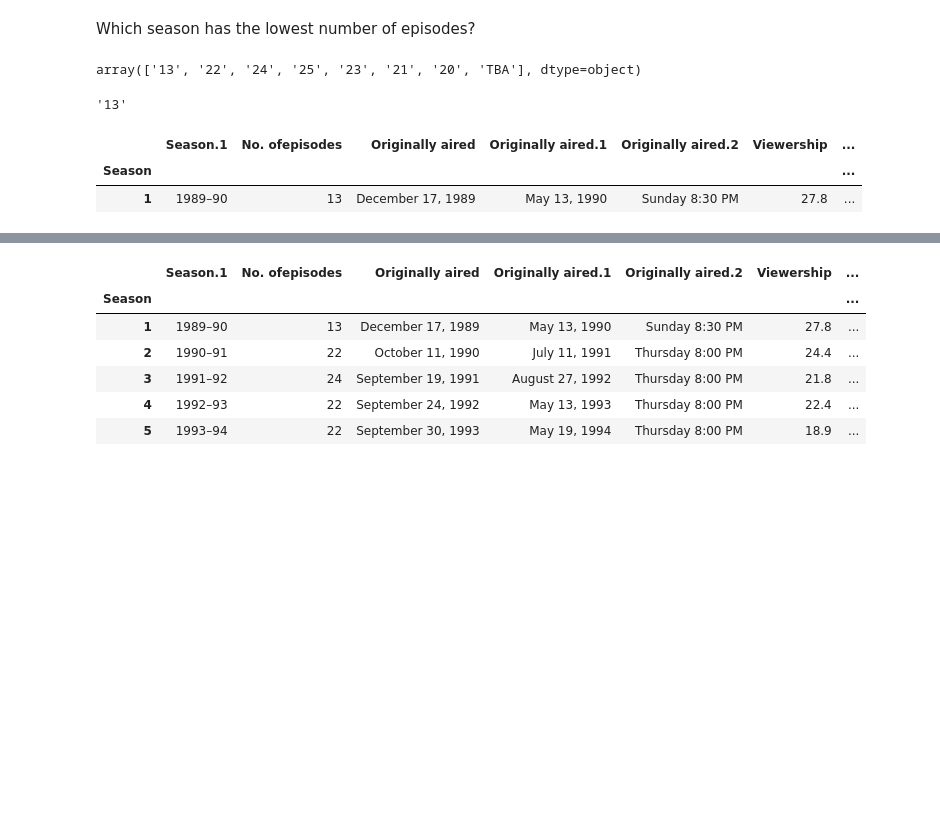
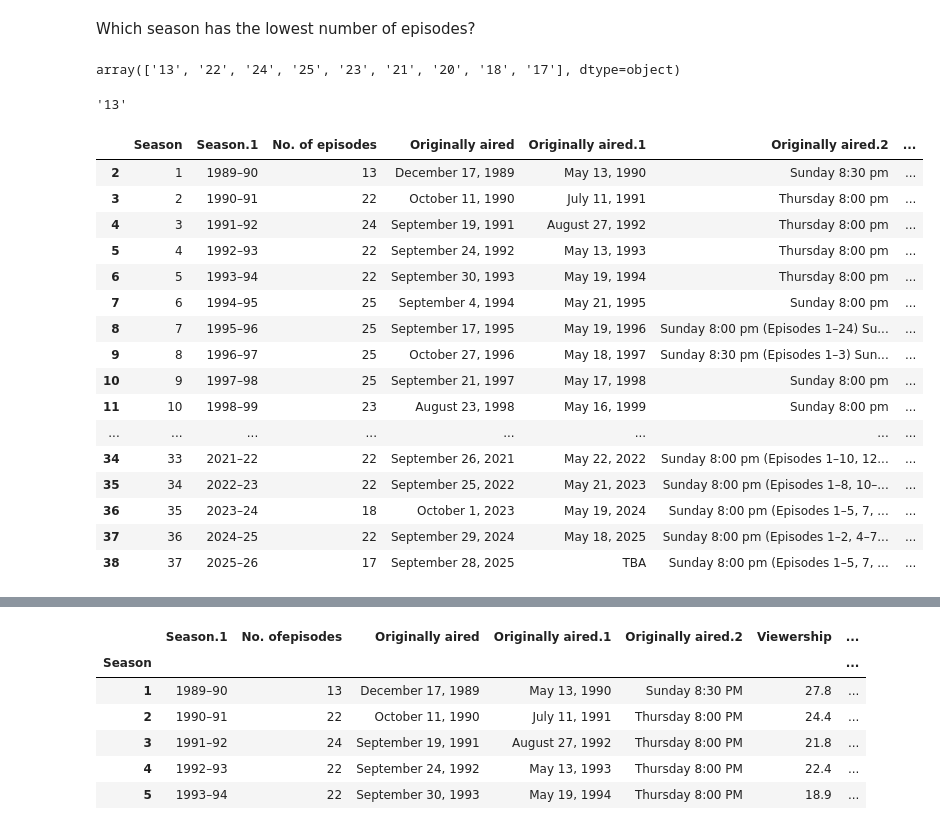
Before and after one commit to daulabas/DataAnalytics-Dauka, a Jupyter notebook: Parsing HTML & Reading Excel.ipynb, the cells around one changed output, grey strips where cells are left out. Cells and saved outputs as stored; diff of their text form; code cells hidden in the pictures; blank space fills up the shorter version.

```diff
--- a/Parsing HTML & Reading Excel.ipynb
+++ b/Parsing HTML & Reading Excel.ipynb
@@ -208,6 +209,11 @@ import requests
 
 html_url = "https://en.wikipedia.org/wiki/The_Simpsons"
 # %%
-from io import StringIO
-r = requests.get(html_url, headers=custom_header)
-tables = pd.read_html(StringIO(r.text), header=0)
+my_headers = {
+    'User-Agent': 'DataScienceProject/1.0 (contact@email.com)',
+    'Accept-Language': 'en-US'
+}
+r = requests.get(html_url, headers = my_headers)
+
+wiki_tables = pd.read_html(r.text, header=0)
+wiki_tables[2]
@@ -218,2 +242,2 @@ NameError: name 'wiki_tables' is not defined
 # %%
-simpsons = wiki_tables[1]
+simpsons = wiki_tables[2]
@@ -233,2 +268,0 @@ simpsons.drop([0, 1], inplace=True)
-# %%
-simpsons.set_index('Season', inplace=True)
@@ -235,7 +289,7 @@ simpsons.set_index('Season', inplace=True)
 # %% [markdown]
 Which season has the lowest number of episodes?
 # %%
-simpsons['No. ofepisodes'].unique()
+simpsons['No. of episodes'].unique()
 # %% [output]
-array(['13', '22', '24', '25', '23', '21', '20', 'TBA'], dtype=object)
+array(['13', '22', '24', '25', '23', '21', '20', '18', '17'], dtype=object)
 # %%
@@ -247,11 +300,25 @@ min_season
 # %% [output]
 '13'
 # %%
-simpsons.loc[simpsons['No. ofepisodes'] == min_season]
+simpsons.loc[simpsons['No. of episodes'] != 'min_season']
 # %% [output]
-|  | Season.1 | No. ofepisodes | Originally aired | Originally aired.1 | Originally aired.2 | Viewership | ... |
-| Season |  |  |  |  |  |  | ... |
-| 1 | 1989–90 | 13 | December 17, 1989 | May 13, 1990 | Sunday 8:30 PM | 27.8 | ... |
+|  | Season | Season.1 | No. of episodes | Originally aired | Originally aired.1 | Originally aired.2 | ... |
+| 2 | 1 | 1989–90 | 13 | December 17, 1989 | May 13, 1990 | Sunday 8:30 pm | ... |
+| 3 | 2 | 1990–91 | 22 | October 11, 1990 | July 11, 1991 | Thursday 8:00 pm | ... |
+| 4 | 3 | 1991–92 | 24 | September 19, 1991 | August 27, 1992 | Thursday 8:00 pm | ... |
+| 5 | 4 | 1992–93 | 22 | September 24, 1992 | May 13, 1993 | Thursday 8:00 pm | ... |
+| 6 | 5 | 1993–94 | 22 | September 30, 1993 | May 19, 1994 | Thursday 8:00 pm | ... |
+| 7 | 6 | 1994–95 | 25 | September 4, 1994 | May 21, 1995 | Sunday 8:00 pm | ... |
+| 8 | 7 | 1995–96 | 25 | September 17, 1995 | May 19, 1996 | Sunday 8:00 pm (Episodes 1–24) Su... | ... |
+| 9 | 8 | 1996–97 | 25 | October 27, 1996 | May 18, 1997 | Sunday 8:30 pm (Episodes 1–3) Sun... | ... |
+| 10 | 9 | 1997–98 | 25 | September 21, 1997 | May 17, 1998 | Sunday 8:00 pm | ... |
+| 11 | 10 | 1998–99 | 23 | August 23, 1998 | May 16, 1999 | Sunday 8:00 pm | ... |
+| ... | ... | ... | ... | ... | ... | ... | ... |
+| 34 | 33 | 2021–22 | 22 | September 26, 2021 | May 22, 2022 | Sunday 8:00 pm (Episodes 1–10, 12... | ... |
+| 35 | 34 | 2022–23 | 22 | September 25, 2022 | May 21, 2023 | Sunday 8:00 pm (Episodes 1–8, 10–... | ... |
+| 36 | 35 | 2023–24 | 18 | October 1, 2023 | May 19, 2024 | Sunday 8:00 pm (Episodes 1–5, 7, ... | ... |
+| 37 | 36 | 2024–25 | 22 | September 29, 2024 | May 18, 2025 | Sunday 8:00 pm (Episodes 1–2, 4–7... | ... |
+| 38 | 37 | 2025–26 | 17 | September 28, 2025 | TBA | Sunday 8:00 pm (Episodes 1–5, 7, ... | ... |
 # %% [markdown]
 ![green-divider](https://user-images.githubusercontent.com/7065401/52071924-c003ad80-2562-11e9-8297-1c6595f8a7ff.png)
 
```
Also changed, not shown: parts of 14 cells of this notebook.
